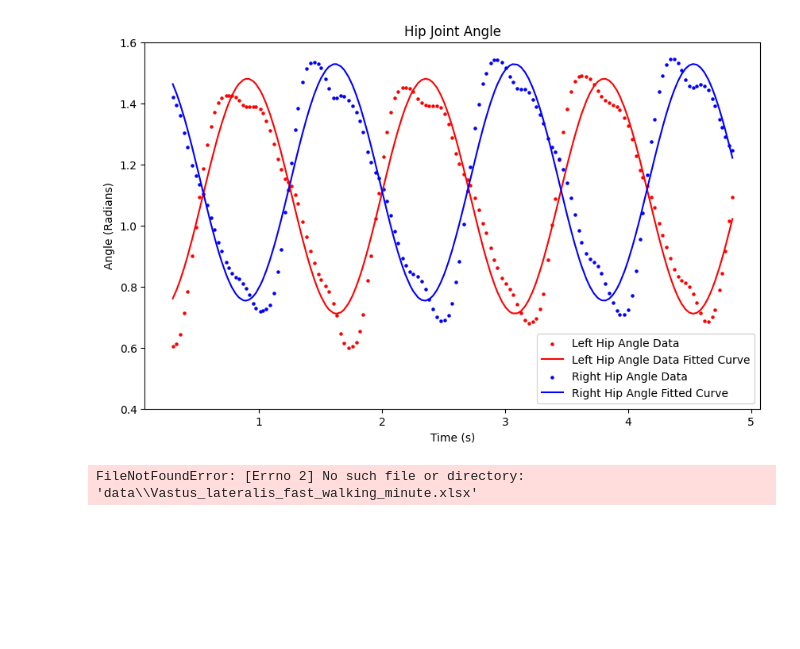
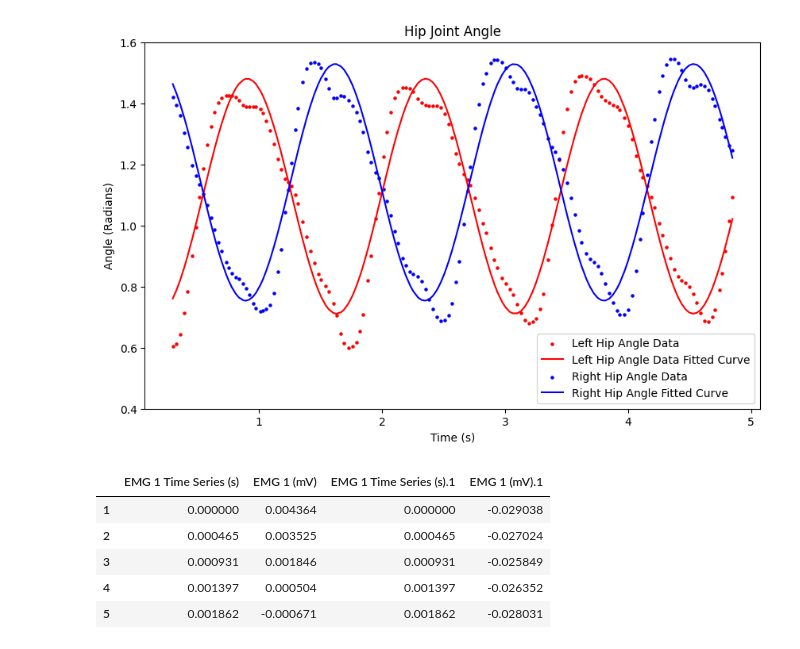
Before and after one commit to BIOROB-Lab-192/robotic-hip-exoskeleton, a Jupyter notebook: src/jupyter.ipynb, the cells around one changed output. Saved outputs shown, nothing was run; the diff lists cells and outputs as text; code cells hidden in the pictures; blank space fills up the shorter version.

```diff
--- a/src/jupyter.ipynb
+++ b/src/jupyter.ipynb
@@ -234,7 +234,14 @@ Estimated Parameters:
 <matplotlib.legend.Legend at 0x...>
 [figure]
 # %%
-vastusdata = pd.read_csv("data\Vastus_lateralis_fast_walking_minute.xlsx", skiprows=6)
+vastusdata = pd.read_excel("../data/Vastus_lateralis_fast_walking_minute.xlsx", skiprows=5)
 vastusdata.head()
+vastusdata = vastusdata[1:]
+vastusdata.head()
 # %% [output]
-FileNotFoundError: [Errno 2] No such file or directory: 'data\\Vastus_lateralis_fast_walking_minute.xlsx'
+|  | EMG 1 Time Series (s) | EMG 1 (mV) | EMG 1 Time Series (s).1 | EMG 1 (mV).1 |
+| 1 | 0.000000 | 0.004364 | 0.000000 | -0.029038 |
+| 2 | 0.000465 | 0.003525 | 0.000465 | -0.027024 |
+| 3 | 0.000931 | 0.001846 | 0.000931 | -0.025849 |
+| 4 | 0.001397 | 0.000504 | 0.001397 | -0.026352 |
+| 5 | 0.001862 | -0.000671 | 0.001862 | -0.028031 |
```
Also changed, not shown: parts of 4 cells of this notebook.
